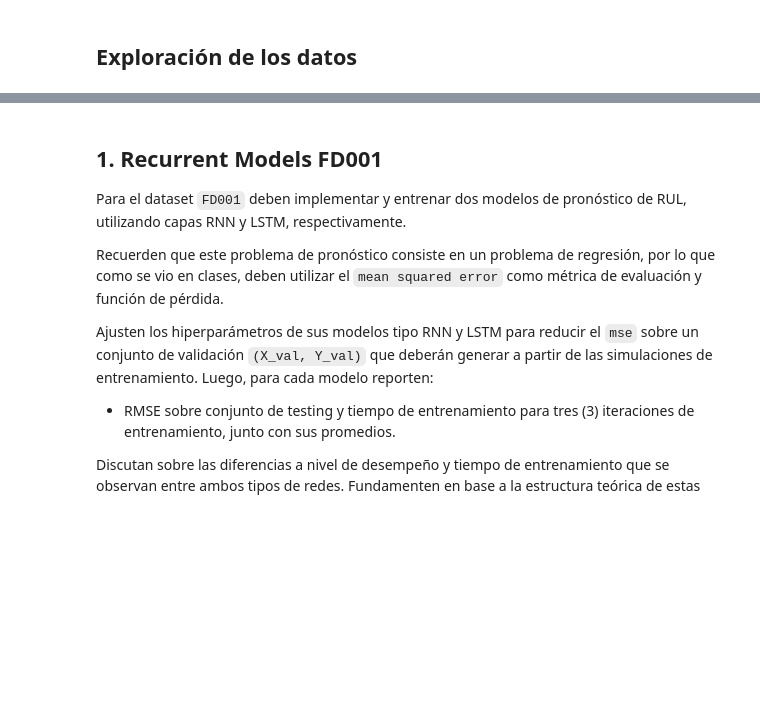
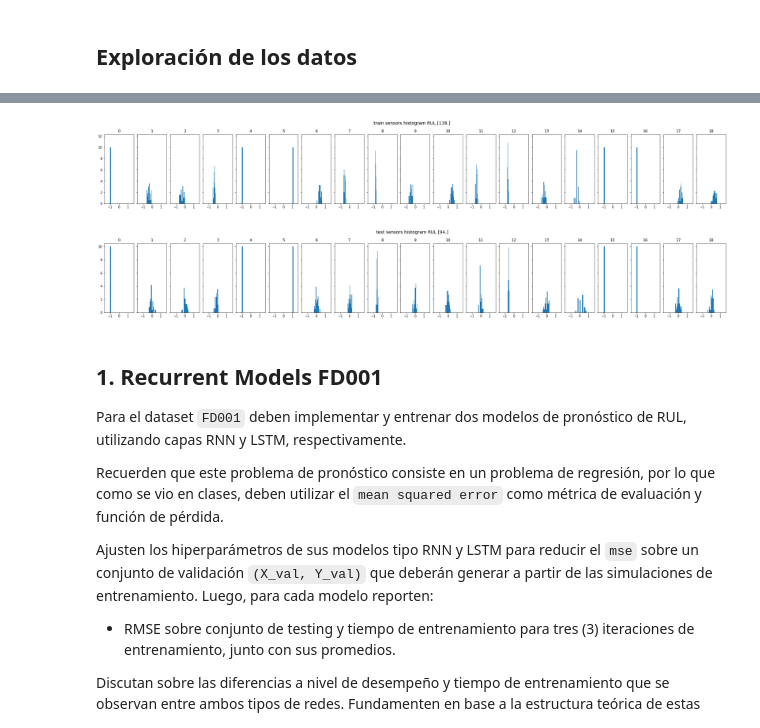
Before and after one commit to MartinVIllesca/ME7260-Aprendizaje-Profundo-en-Diagnostico-y-Pronostico-de-Fallas, a Jupyter notebook: t3/tarea_03.ipynb, the cells around one changed output, grey strips where cells are left out. Drawn from its saved outputs; the diff is of its cells as text; code cells hidden in the pictures; blank space fills up the shorter version.

```diff
--- a/t3/tarea_03.ipynb
+++ b/t3/tarea_03.ipynb
@@ -129,3 +162,24 @@ plt.show()
+# %%
+# explorar distribuciones de datos de entrenamiento
+fig, axs = plt.subplots(1,19, figsize=(28,4), sharex=True, sharey=True, constrained_layout=True)
+
+n = 24
+fig.suptitle('train sensors histogram RUL {}'.format(Y_train_[n]), fontsize=14)
+for sensor in range(19):
+  axs[sensor].hist(X_train_[n][:,sensor], density=True)
+  axs[sensor].set_title(sensor)
+
+# explorar distribuciones de datos de entrenamiento
+fig, axs = plt.subplots(1,19, figsize=(28,4), sharex=True, sharey=True, constrained_layout=True)
+
+n = 24
+fig.suptitle('test sensors histogram RUL {}'.format(Y_test_[n]), fontsize=14)
+for sensor in range(19):
+  axs[sensor].hist(X_test_[n][:,sensor], density=True)
+  axs[sensor].set_title(sensor)
+# %% [output]
+[figure, added]
+[figure, added]
 # %% [markdown]
 ## 1. Recurrent Models FD001
 
```
Also changed, not shown: parts of 6 cells of this notebook.
